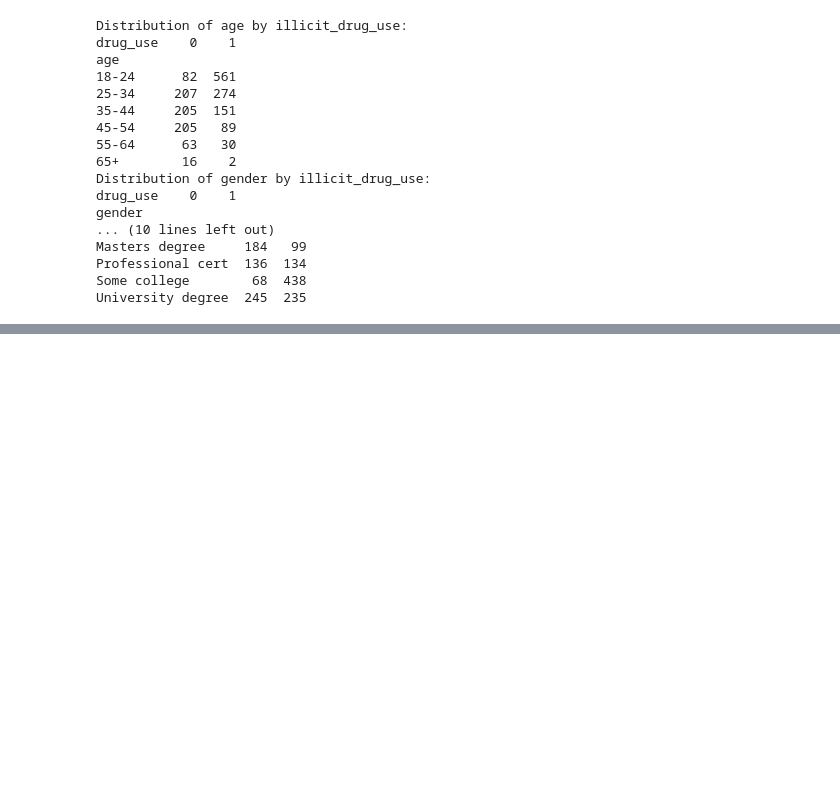
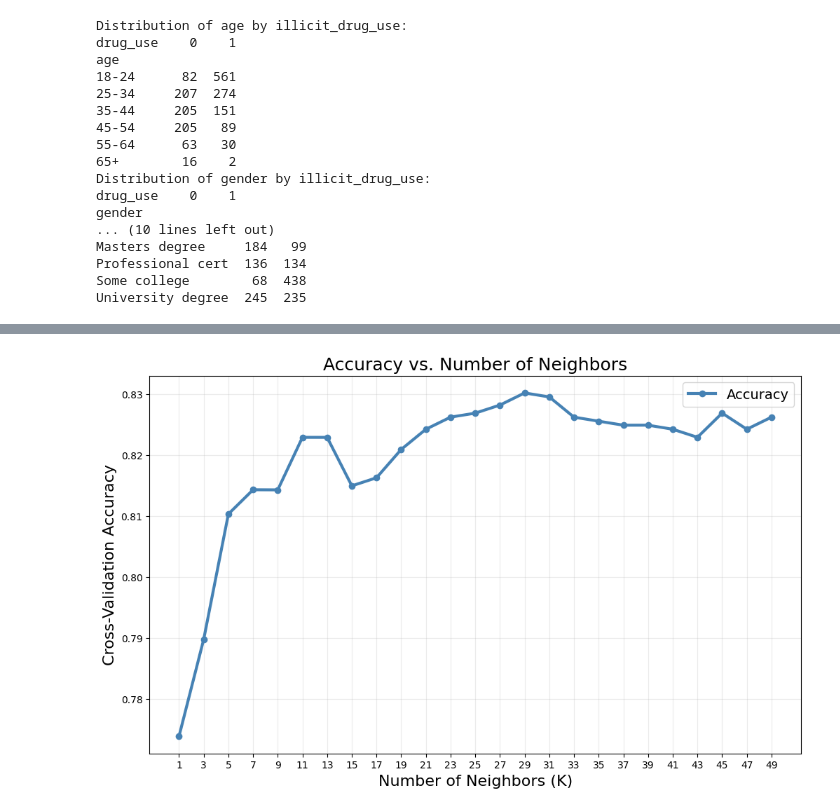
Before and after one commit to rohanxavier33/finalDrug, a Jupyter notebook: finalDrug.ipynb, the cells around one changed output, grey strips where cells are left out. Cells and saved outputs as stored; diff of their text form; code cells hidden in the pictures; blank space fills up the shorter version.

```diff
--- a/finalDrug.ipynb
+++ b/finalDrug.ipynb
@@ -315,0 +741,20 @@ University degree  245  235
+# %%
+X_train, X_test, y_train, y_test = train_test_split(X, y, test_size=0.2, random_state=42, stratify=y)
+
+# Initialize KNN with K=3
+knn = KNeighborsClassifier(n_neighbors=3)
+
+# Train the model
+knn.fit(X_train, y_train)
+
+# Predict on the test set
+y_pred = knn.predict(X_test)
+
+# Evaluate the model
+print("Classification Report for K=3:")
+print(classification_report(y_test, y_pred))
+
+# Confusion matrix
+conf_matrix = confusion_matrix(y_test, y_pred)
+print("Confusion Matrix for K=3:")
+print(conf_matrix)
@@ -315,0 +775,12 @@ University degree  245  235
+# %%
+from sklearn.model_selection import cross_val_score
+
+# Test different values of K
+acc = []
+allks = range(1, 50, 2)
+
+for k in allks:
+    knn = KNeighborsClassifier(n_neighbors=k)
+    scores = cross_val_score(knn, X_train, y_train, cv=5, scoring='accuracy')
+    acc.append(scores.mean())
+    print(f"K = {k}, Cross-Validation Accuracy: {scores.mean():.3f}")
@@ -315,0 +805,13 @@ University degree  245  235
+# %%
+# Plot accuracy vs K
+plt.figure(figsize=(12, 7))
+plt.plot(allks, acc, marker="o", color="steelblue", lw=3, label="Accuracy")
+plt.xlabel("Number of Neighbors (K)", fontsize=16)
+plt.ylabel("Cross-Validation Accuracy", fontsize=16)
+plt.title("Accuracy vs. Number of Neighbors", fontsize=18)
+plt.xticks(range(1, 50, 2))
+plt.grid(alpha=0.25)
+plt.legend(fontsize=14)
+plt.show()
+# %% [output]
+[figure, added]
```
Also changed, not shown: parts of 28 cells of this notebook.
